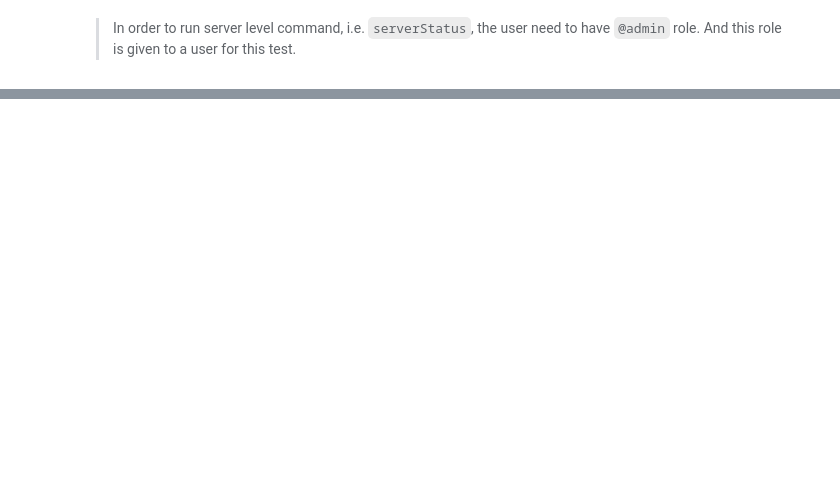
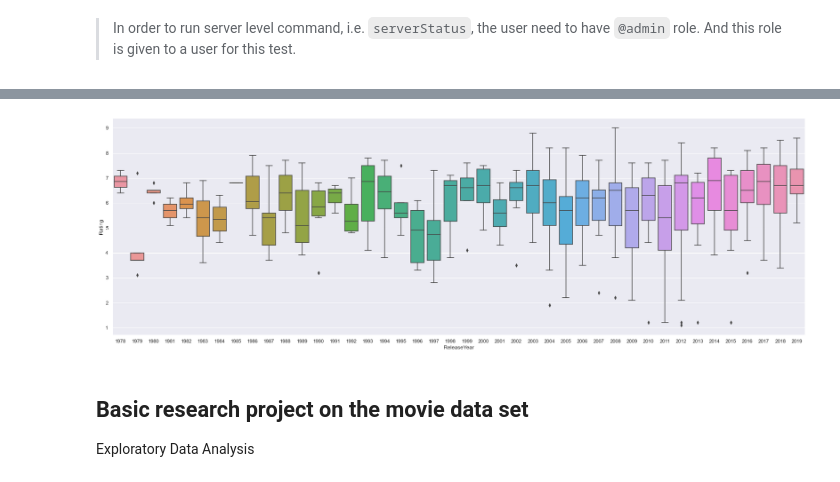
Before and after one commit to 20JUNE22/DA320, a Jupyter notebook: JupyterChartsFromMongDBMid.ipynb, the cells around one changed output, grey strips where cells are left out. Cells and saved outputs as stored; diff of their text form; code cells hidden in the pictures; blank space fills up the shorter version.

```diff
--- a/JupyterChartsFromMongDBMid.ipynb
+++ b/JupyterChartsFromMongDBMid.ipynb
@@ -301,0 +314,9 @@ sns.boxplot(data=df[df["ReleaseYear"] == "2018"], x="ReleaseYear",y="Rating")
+# %%
+sns.boxplot(data=df.sort_values("ReleaseYear"), x="ReleaseYear",y="Rating")
+sns.set(rc={"figure.figsize":(16, 9)})
+# %% [output]
+[figure, added]
+# %% [markdown]
+## Basic research project on the movie data set
+
+Exploratory Data Analysis
```
Also changed, not shown: parts of 68 cells of this notebook, 2 other files.
